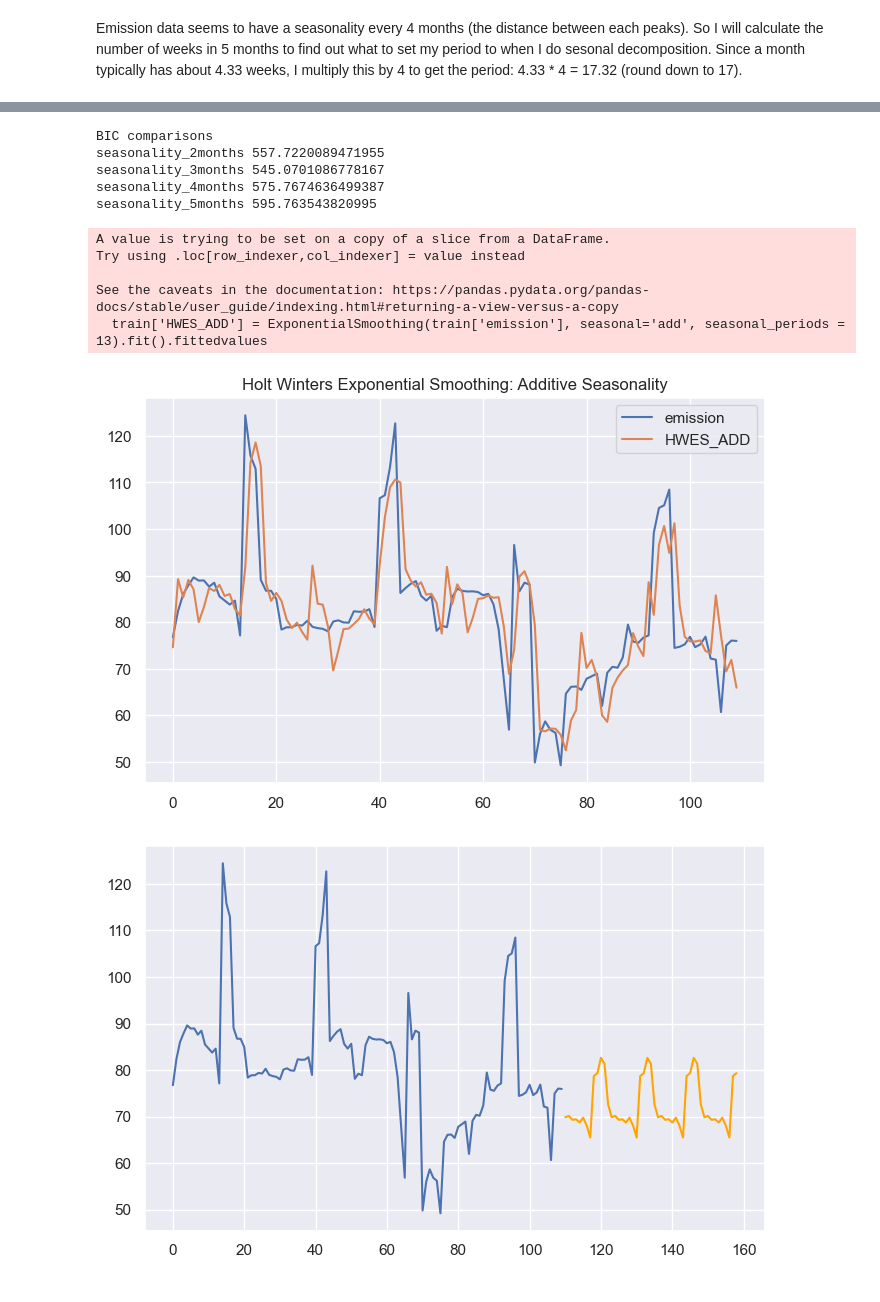
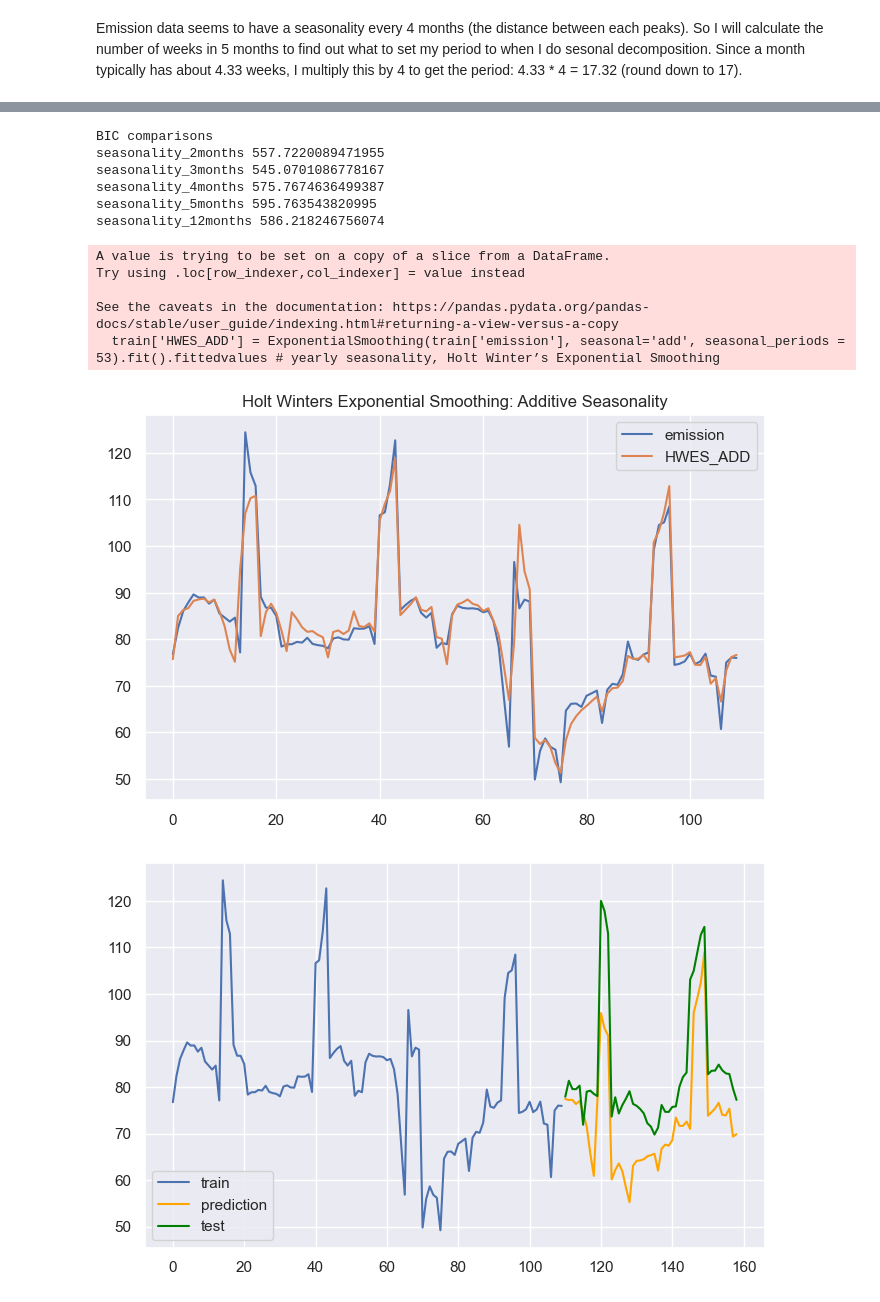
Before and after one commit to aschlecht1/MLM24_Predict-CO2-Emissions-in-Rwanda, a Jupyter notebook: CO2 Emissions (ML Marathon 2024).ipynb, the cells around one changed output, grey strips where cells are left out. Saved outputs shown, nothing was run; the diff lists cells and outputs as text; code cells hidden in the pictures.

Commit message:
Build the ESM and SARIMAX models

```diff
--- a/CO2 Emissions (ML Marathon 2024).ipynb
+++ b/CO2 Emissions (ML Marathon 2024).ipynb
@@ -59,4 +66,11 @@ print("Total rows of data=", len(unique_latlongs) * 159)
 Total rows of data= 79023
 # %%
 # Make a location column in this form: "latitude_longitude"
-df["location_id"] = df["latitude"].astype(str) + '  ' + df["longitude"].astype(str)
+df["location_id"] = df["latitude"].astype(str) + '_' + df["longitude"].astype(str)
+df["date"] = df["year"].astype(str) + '_' + df["week_no"].astype(str)
+
+# Rearrange columns
+columns = list(df.columns)
+columns.insert(5, columns.pop(columns.index('location_id'))) # columns.pop(columns.index('location_id') contains the string "location_id"
+columns.insert(6, columns.pop(columns.index('date')))
+df = df[columns]
@@ -298,21 +359,24 @@ seasonality_2months_bic = ExponentialSmoothing(train['emission'], seasonal='add'
 seasonality_3months_bic = ExponentialSmoothing(train['emission'], seasonal='add', seasonal_periods = 13).fit().bic
 seasonality_4months_bic = ExponentialSmoothing(train['emission'], seasonal='add', seasonal_periods = 17).fit().bic
 seasonality_5months_bic = ExponentialSmoothing(train['emission'], seasonal='add', seasonal_periods = 21).fit().bic
+seasonality_12months_bic = ExponentialSmoothing(train['emission'], seasonal='add', seasonal_periods = 53).fit().bic
 
 print("BIC comparisons")
 print("seasonality_2months", seasonality_2months_bic)
 print("seasonality_3months", seasonality_3months_bic)
 print("seasonality_4months", seasonality_4months_bic)
 print("seasonality_5months", seasonality_5months_bic)
+print("seasonality_12months", seasonality_12months_bic)
 # %% [output]
 BIC comparisons
 seasonality_2months 557.7220089471955
 seasonality_3months 545.0701086778167
 seasonality_4months 575.7674636499387
 seasonality_5months 595.763543820995
+seasonality_12months 586.218246756074
 # %%
-# ESM modeling
-train['HWES_ADD'] = ExponentialSmoothing(train['emission'], seasonal='add', seasonal_periods = 13).fit().fittedvalues
+# ESM modeling on train data (can be taken out)
+train['HWES_ADD'] = ExponentialSmoothing(train['emission'], seasonal='add', seasonal_periods = 53).fit().fittedvalues # yearly seasonality, Holt Winter’s Exponential Smoothing
 train[['emission', 'HWES_ADD']].plot(title='Holt Winters Exponential Smoothing: Additive Seasonality')
 plt.show()
 # %% [output]
@@ -320,15 +384,18 @@ A value is trying to be set on a copy of a slice from a DataFrame.
 Try using .loc[row_indexer,col_indexer] = value instead
 
 See the caveats in the documentation: https://pandas.pydata.org/pandas-docs/stable/user_guide/indexing.html#returning-a-view-versus-a-copy
-  train['HWES_ADD'] = ExponentialSmoothing(train['emission'], seasonal='add', seasonal_periods = 13).fit().fittedvalues
+  train['HWES_ADD'] = ExponentialSmoothing(train['emission'], seasonal='add', seasonal_periods = 53).fit().fittedvalues # yearly seasonality, Holt Winter’s Exponential Smoothing
-[figure, old version]
+[figure, new version]
 # %%
-fit = ExponentialSmoothing(train['emission'], seasonal='add', seasonal_periods = 13).fit()
+# ESM model
+fit_esm = ExponentialSmoothing(train['emission'], seasonal='add', seasonal_periods = 53).fit()
 # %%
-plt.cla()
-fcast = fit.forecast(49)
-ax = train['emission'].plot(figsize=(8, 5))
-fcast.plot(ax = ax,color = "orange")
+# Forecasting
+fcast_esm = fit_esm.forecast(49)
+ax = train["emission"].plot(figsize = (8, 5), label = "train")
+fcast_esm.plot(ax = ax, color = "orange", label = "prediction")
+plt.plot([x+110 for x in range(len(test["emission"]))], test["emission"], label = "test", color = "green") # We have 110 weeks in train data.
+plt.legend()
 plt.show()
 # %% [output]
-[figure, old version]
+[figure, new version]
```
Also changed, not shown: parts of 79 cells of this notebook, 1 other file.
